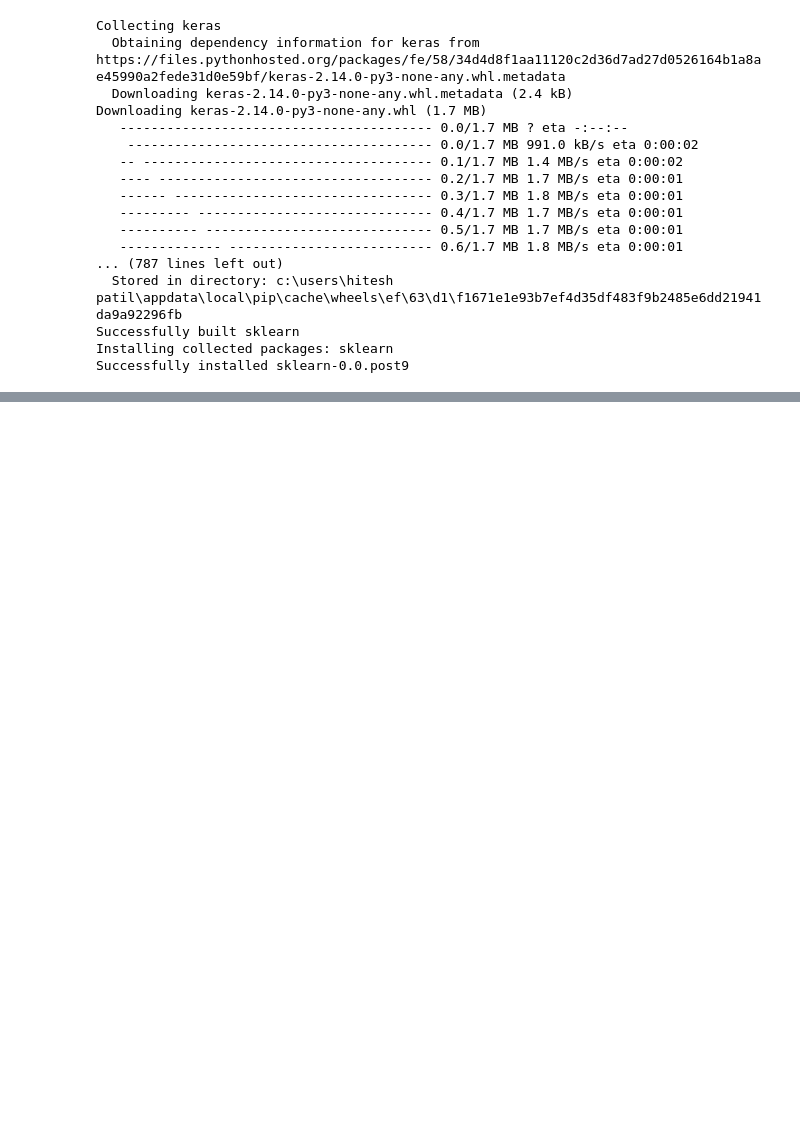
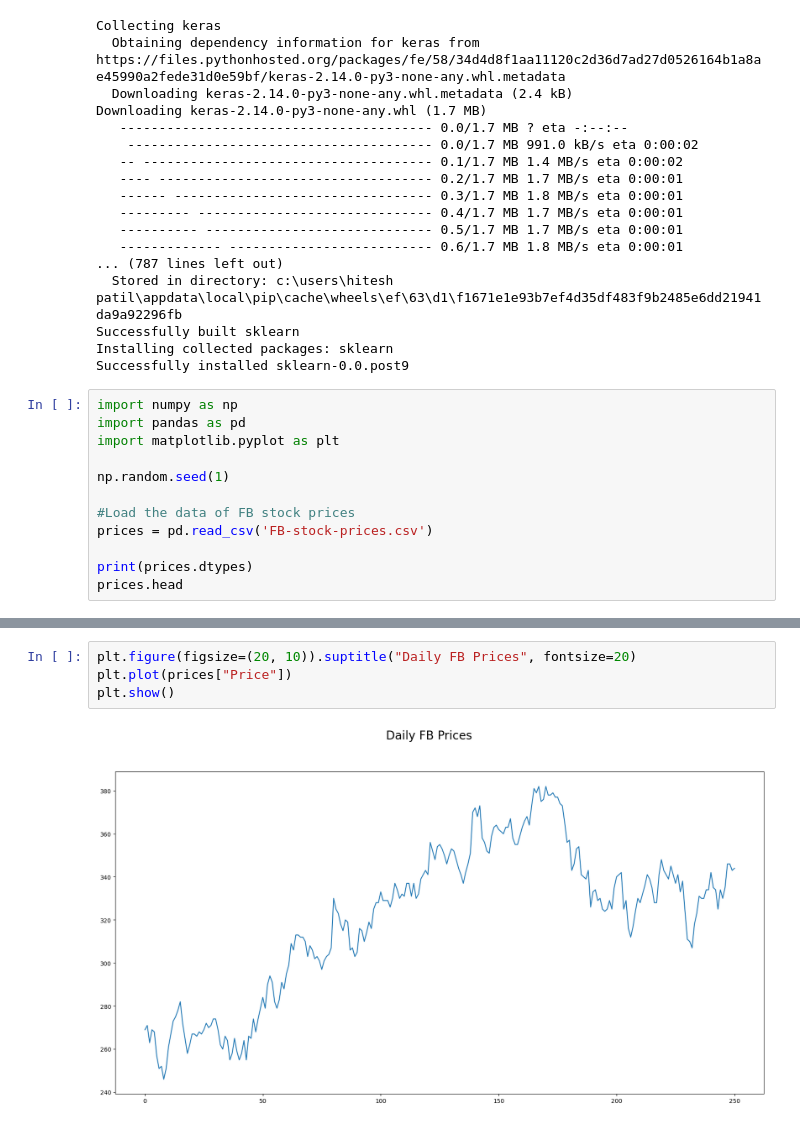
Before and after one commit to hiteshpatil237/rnn-basics, a Jupyter notebook: RNN_Primer_LSTM.ipynb, the cells around one changed output, grey strips where cells are left out. Saved outputs shown, nothing was run; the diff lists cells and outputs as text; blank space fills up the shorter version.

```diff
--- a/RNN_Primer_LSTM.ipynb
+++ b/RNN_Primer_LSTM.ipynb
@@ -22,3 +22,15 @@ Downloading keras-2.14.0-py3-none-any.whl (1.7 MB)
 Successfully built sklearn
 Installing collected packages: sklearn
 Successfully installed sklearn-0.0.post9
+# %%
+import numpy as np
+import pandas as pd
+import matplotlib.pyplot as plt
+
+np.random.seed(1)
+
+#Load the data of FB stock prices
+prices = pd.read_csv('FB-stock-prices.csv')
+
+print(prices.dtypes)
+prices.head
@@ -24,0 +55,6 @@ Successfully installed sklearn-0.0.post9
+# %%
+plt.figure(figsize=(20, 10)).suptitle("Daily FB Prices", fontsize=20)
+plt.plot(prices["Price"])
+plt.show()
+# %% [output]
+[figure, added]
```
Also changed, not shown: parts of 4 cells of this notebook, 2 other files.
